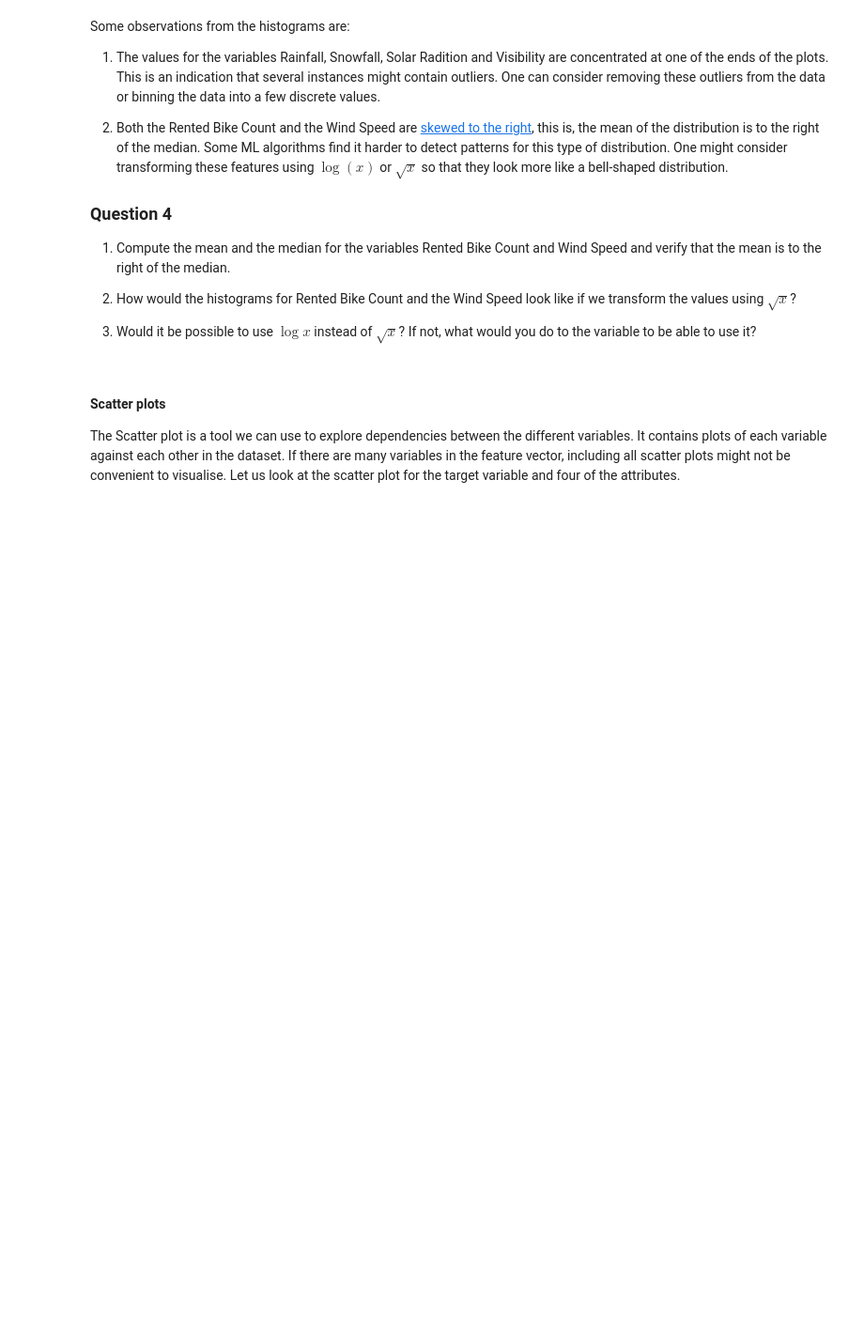
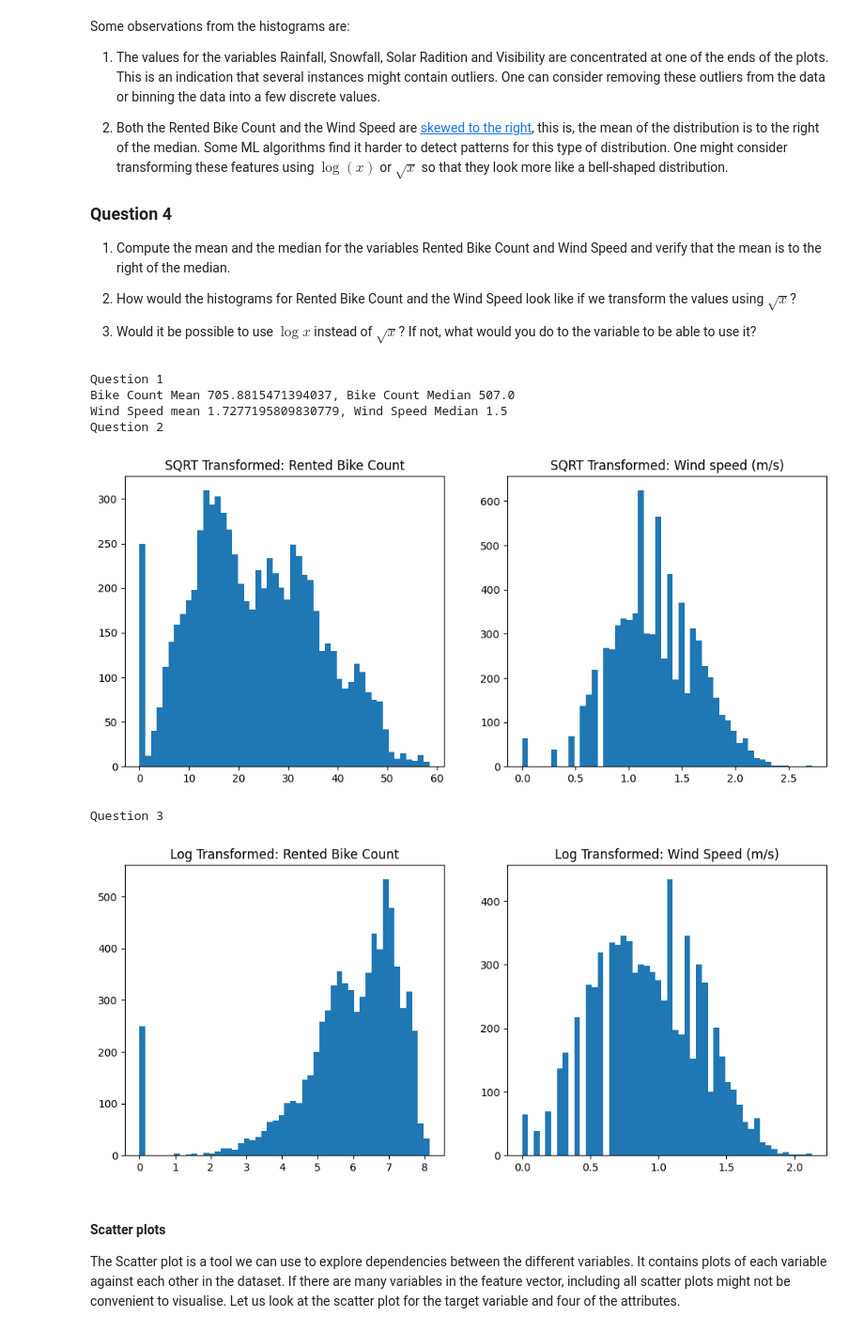
Before and after one commit to danhall14/MSc-ML, a Jupyter notebook: Labs/Lab 1 - End-to-end project in ML.ipynb, the cells around one changed output. Shown at 94% size. Cells and saved outputs as stored; diff of their text form; code cells hidden in the pictures; blank space fills up the shorter version.

```diff
--- a/Labs/Lab 1 - End-to-end project in ML.ipynb
+++ b/Labs/Lab 1 - End-to-end project in ML.ipynb
@@ -208,3 +332,56 @@ Some observations from the histograms are:
+# %%
+# Provide your answer here
+# 1.
+print('Question 1')
+Bike_mean = bs_train_set['Rented Bike Count'].mean()
+Bike_median = bs_train_set['Rented Bike Count'].median()
+Wind_speed_mean = bs_train_set['Wind speed (m/s)'].mean()
+Wind_speed_median = bs_train_set['Wind speed (m/s)'].median()
+print(f'Bike Count Mean {Bike_mean}, Bike Count Median {Bike_median}\nWind Speed mean {Wind_speed_mean}, Wind Speed Median {Wind_speed_median}')
+
+# 2.
+print('Question 2')
+import numpy as np
+bs_train_set_sqrt = bs_train_set.copy()
+
+bs_train_set_sqrt['Rented Bike Count'] = np.sqrt(bs_train_set_sqrt['Rented Bike Count'])
+bs_train_set_sqrt['Wind speed (m/s)'] = np.sqrt(bs_train_set_sqrt['Wind speed (m/s)'])
+
+fig, axes = plt.subplots(1, 2, figsize=(12, 5))
+
+axes[0].hist(bs_train_set_sqrt['Rented Bike Count'], bins=50)
+axes[0].set_title('SQRT Transformed: Rented Bike Count')
+
+axes[1].hist(bs_train_set_sqrt['Wind speed (m/s)'], bins=50)
+axes[1].set_title('SQRT Transformed: Wind speed (m/s)')
+
+plt.show()
+
+# 3.
+print('Question 3')
+
+bs_train_set_log = bs_train_set.copy()
+
+bs_train_set_log['Rented Bike Count'] = np.log(bs_train_set_log['Rented Bike Count'] + 1)
+bs_train_set_log['Wind speed (m/s)'] = np.log(bs_train_set_log['Wind speed (m/s)'] + 1)
+
+fig, axes = plt.subplots(1, 2, figsize=(12, 5))
+
+axes[0].hist(bs_train_set_log['Rented Bike Count'], bins=50)
+axes[0].set_title('Log Transformed: Rented Bike Count')
+
+axes[1].hist(bs_train_set_log['Wind speed (m/s)'], bins=50)
+axes[1].set_title('Log Transformed: Wind Speed (m/s)')
+
+plt.show()
+# %% [output]
+Question 1
+Bike Count Mean 705.8815471394037, Bike Count Median 507.0
+Wind Speed mean 1.7277195809830779, Wind Speed Median 1.5
+Question 2
+[figure, added]
+Question 3
+[figure, added]
 # %% [markdown]
 #### Scatter plots
 
```
Also changed, not shown: parts of 25 cells of this notebook.
